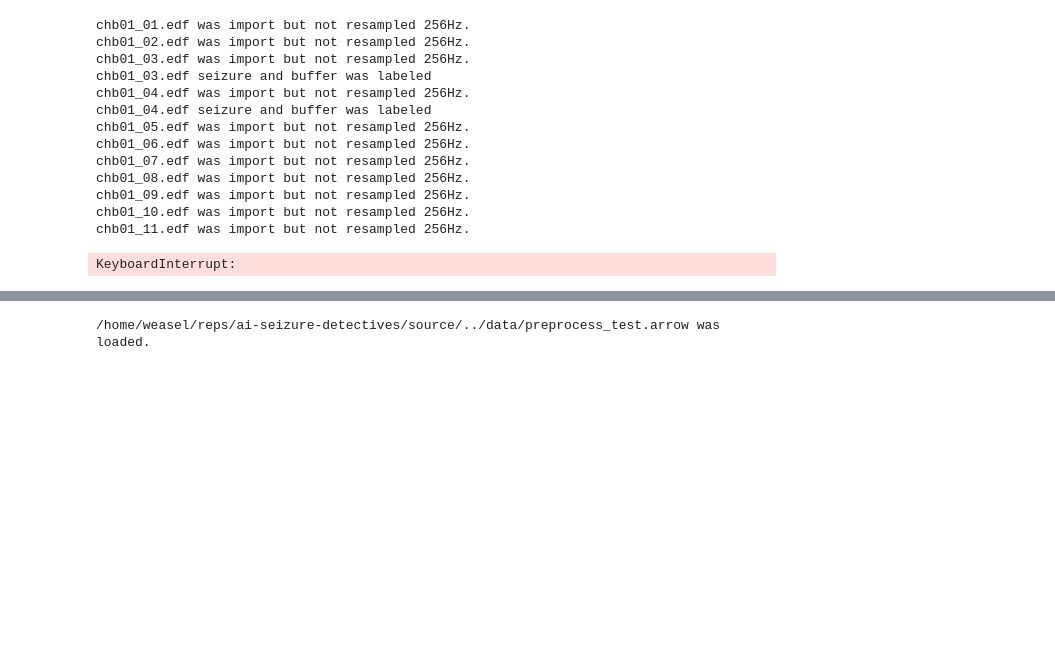
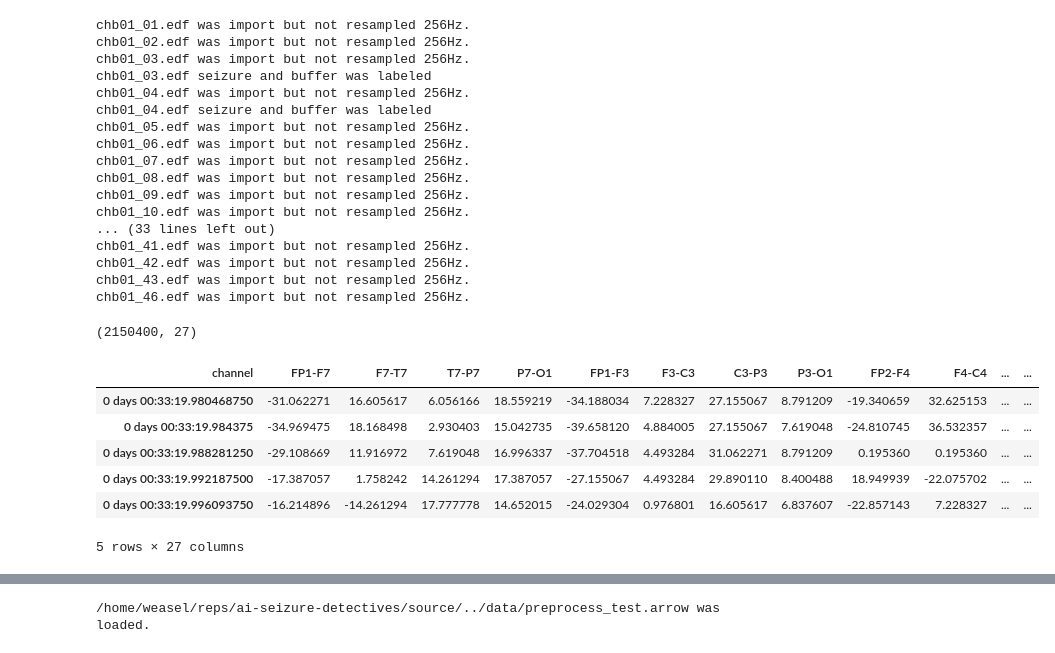
Before and after one commit to anacbroggini/AI-SeizureDetection, a Jupyter notebook: preprocessing_2.ipynb, the cells around one changed output, grey strips where cells are left out. Saved outputs shown, nothing was run; the diff lists cells and outputs as text; code cells hidden in the pictures; blank space fills up the shorter version.

```diff
--- a/preprocessing_2.ipynb
+++ b/preprocessing_2.ipynb
@@ -12,17 +12,33 @@ import pandas as pd
 # %%
 from source.data_import import *
 
+# how to handle epoch at beginning and end??
+
 root_dir = DATA_ROOT
+segment_number = 20
+segment_duration = 10
 
-def ictal_segmentation(df):
+def ictal_segmentation(df, epoch=0):
+
+    # from seizure start, get as many segments, that fully fit
+    # error if more than segment_number // 1.5
+    # then add segments left from before seizure start
     pass
 
-def inter_segmentation(df):
-    pass
+def inter_segmentation(df, epoch=0):
+    # from 20 min in the dataframe, get the segments
+    start = df.index[-1] // 2
+    df = df.loc[start:start + pd.Timedelta(seconds = segment_number * segment_duration), :].copy()
+    # add segment numbers and epoch id
+    df['epoch'] = epoch
+    df['segment_id'] = [i for i in range(segment_number) for _ in range(int(len(df)/segment_number))]
+    return df
+
 
 patient_ids = [1]
 patient_list = get_patient_list(patient_ids=patient_ids)
 
+epoch_counter = 0
 df_patient_list = []
 for patient in patient_list:
 
@@ -34,9 +50,14 @@ for patient in patient_list:
     for session in session_list:
         df, is_seizure = return_pandas_df(patient=patient, session=session, summary=summary)
         if is_seizure:
-            session_dfs.append(ictal_segmentation(df))
+            # session_dfs.append(ictal_segmentation(df, epoch = epoch_counter))
+            session_dfs.append(inter_segmentation(df, epoch = epoch_counter))
         else:
-            session_dfs.append(inter_segmentation(df))
+            session_dfs.append(inter_segmentation(df, epoch = epoch_counter))
+        epoch_counter = session_dfs[-1]['epoch'].max() + 1
+
+output = pd.concat(session_dfs)
+output.shape
 # %% [output]
 chb01_01.edf was import but not resampled 256Hz.
 chb01_02.edf was import but not resampled 256Hz.
@@ -50,8 +71,22 @@ chb01_07.edf was import but not resampled 256Hz.
 chb01_08.edf was import but not resampled 256Hz.
 chb01_09.edf was import but not resampled 256Hz.
 chb01_10.edf was import but not resampled 256Hz.
-chb01_11.edf was import but not resampled 256Hz.
+... (33 lines left out)
+chb01_41.edf was import but not resampled 256Hz.
+chb01_42.edf was import but not resampled 256Hz.
+chb01_43.edf was import but not resampled 256Hz.
+chb01_46.edf was import but not resampled 256Hz.
-KeyboardInterrupt:
+(2150400, 27)
+# %%
+output.tail()
+# %% [output]
+| channel | FP1-F7 | F7-T7 | T7-P7 | P7-O1 | FP1-F3 | F3-C3 | C3-P3 | P3-O1 | FP2-F4 | F4-C4 | ... | ... |
+| 0 days 00:33:19.980468750 | -31.062271 | 16.605617 | 6.056166 | 18.559219 | -34.188034 | 7.228327 | 27.155067 | 8.791209 | -19.340659 | 32.625153 | ... | ... |
+| 0 days 00:33:19.984375 | -34.969475 | 18.168498 | 2.930403 | 15.042735 | -39.658120 | 4.884005 | 27.155067 | 7.619048 | -24.810745 | 36.532357 | ... | ... |
+| 0 days 00:33:19.988281250 | -29.108669 | 11.916972 | 7.619048 | 16.996337 | -37.704518 | 4.493284 | 31.062271 | 8.791209 | 0.195360 | 0.195360 | ... | ... |
+| 0 days 00:33:19.992187500 | -17.387057 | 1.758242 | 14.261294 | 17.387057 | -27.155067 | 4.493284 | 29.890110 | 8.400488 | 18.949939 | -22.075702 | ... | ... |
+| 0 days 00:33:19.996093750 | -16.214896 | -14.261294 | 17.777778 | 14.652015 | -24.029304 | 0.976801 | 16.605617 | 6.837607 | -22.857143 | 7.228327 | ... | ... |
+5 rows × 27 columns
 # %%
 p_df = data_import.import_patients(patient_ids=[1], seizure_flag=True)
 p_df.head()
```
Also changed, not shown: parts of 2 cells of this notebook.
